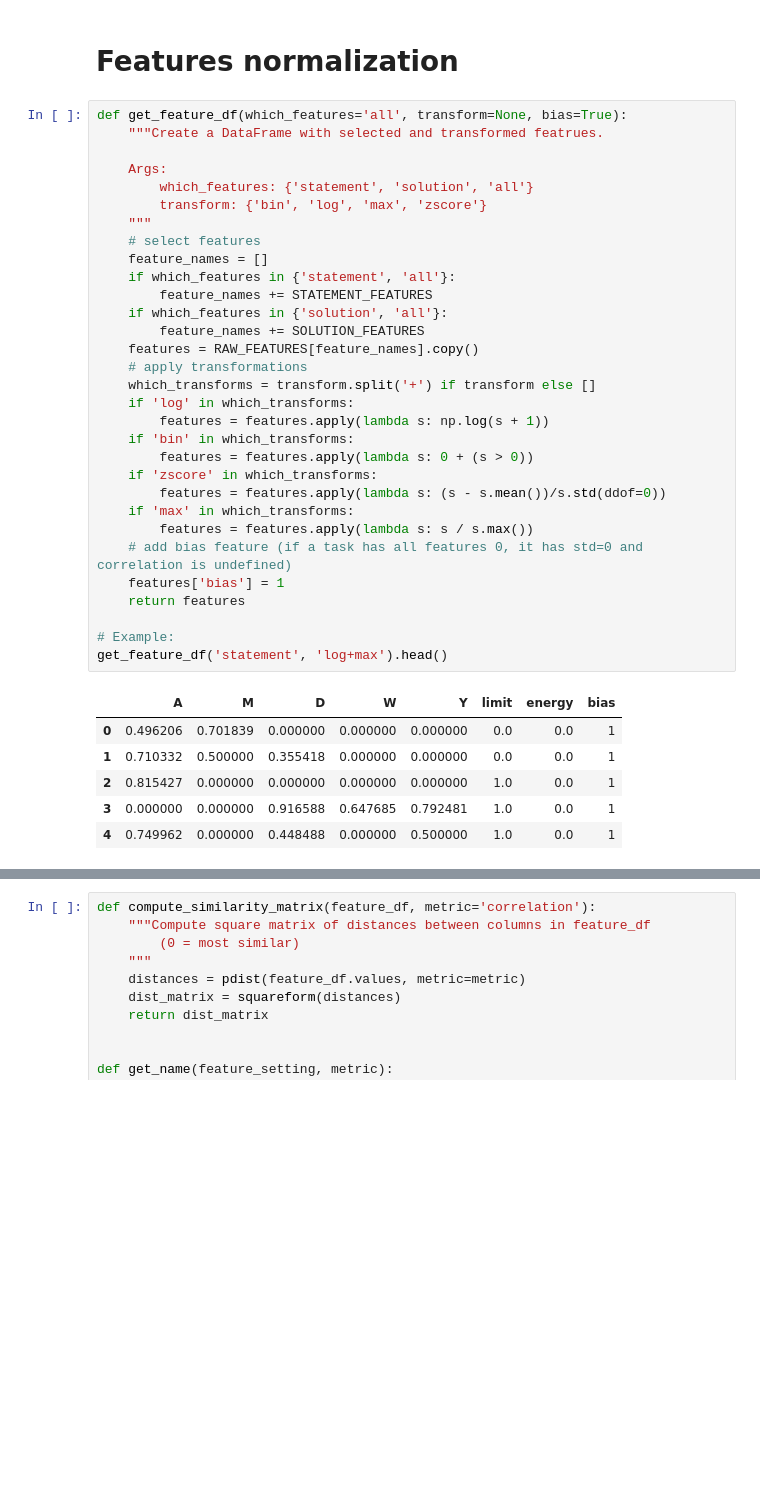
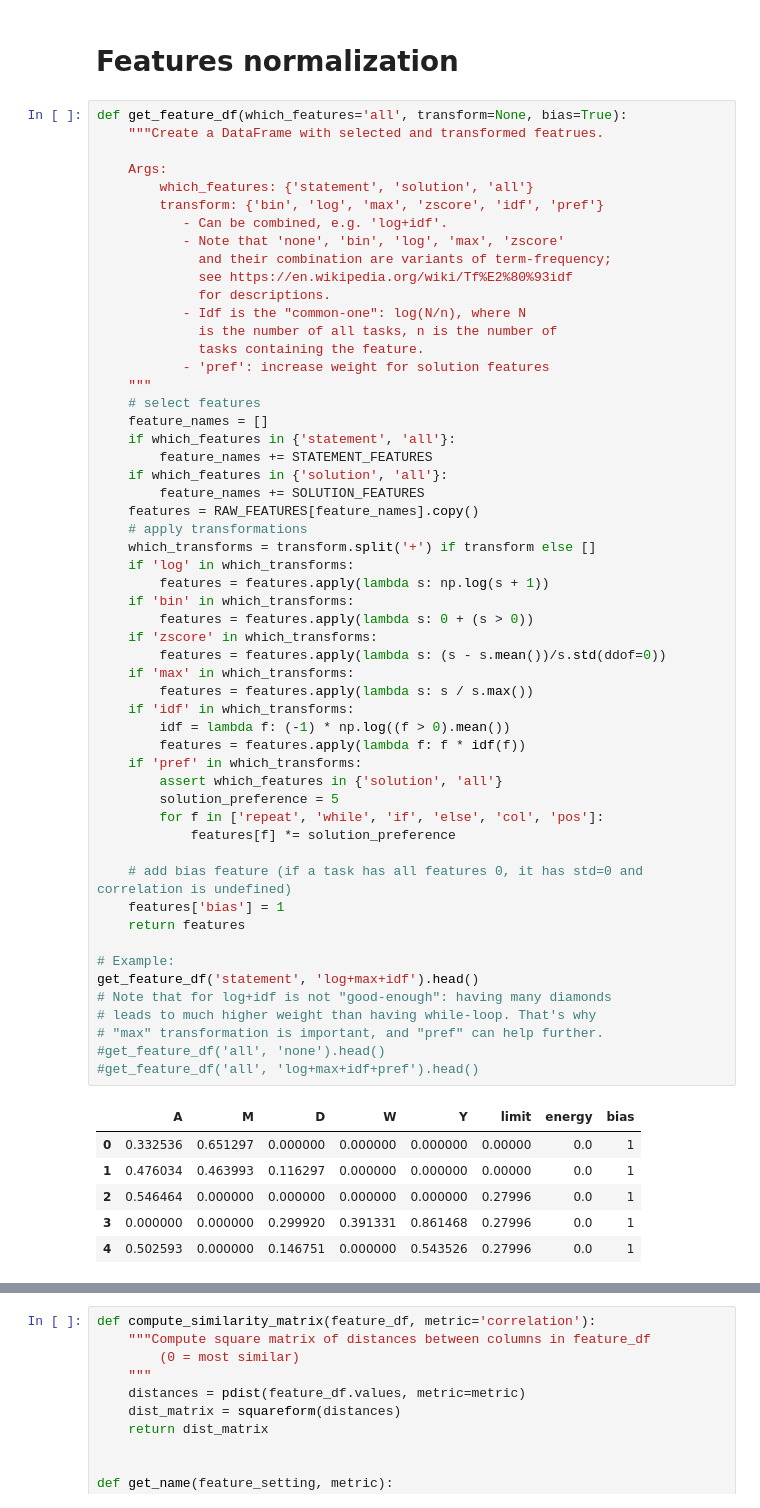
Before and after one commit to adaptive-learning/flocs-analyses, a Jupyter notebook: item_similarity/2018_01_02.ipynb, the cells around one changed output, grey strips where cells are left out. Drawn from its saved outputs; the diff is of its cells as text; blank space fills up the shorter version.

```diff
--- a/item_similarity/2018_01_02.ipynb
+++ b/item_similarity/2018_01_02.ipynb
@@ -142,38 +142,61 @@ RAW_FEATURES.head()
 def get_feature_df(which_features='all', transform=None, bias=True):
     """Create a DataFrame with selected and transformed featrues.
 
     Args:
         which_features: {'statement', 'solution', 'all'}
-        transform: {'bin', 'log', 'max', 'zscore'}
+        transform: {'bin', 'log', 'max', 'zscore', 'idf', 'pref'}
+           - Can be combined, e.g. 'log+idf'.
+           - Note that 'none', 'bin', 'log', 'max', 'zscore'
+             and their combination are variants of term-frequency;
+             see https://en.wikipedia.org/wiki/Tf%E2%80%93idf
+             for descriptions.
+           - Idf is the "common-one": log(N/n), where N
+             is the number of all tasks, n is the number of
+             tasks containing the feature.
+           - 'pref': increase weight for solution features
     """
     # select features
     feature_names = []
     if which_features in {'statement', 'all'}:
         feature_names += STATEMENT_FEATURES
     if which_features in {'solution', 'all'}:
         feature_names += SOLUTION_FEATURES
     features = RAW_FEATURES[feature_names].copy()
     # apply transformations
     which_transforms = transform.split('+') if transform else []
     if 'log' in which_transforms:
         features = features.apply(lambda s: np.log(s + 1))
     if 'bin' in which_transforms:
         features = features.apply(lambda s: 0 + (s > 0))
     if 'zscore' in which_transforms:
         features = features.apply(lambda s: (s - s.mean())/s.std(ddof=0))
     if 'max' in which_transforms:
         features = features.apply(lambda s: s / s.max())
+    if 'idf' in which_transforms:
+        idf = lambda f: (-1) * np.log((f > 0).mean())
+        features = features.apply(lambda f: f * idf(f))
+    if 'pref' in which_transforms:
+        assert which_features in {'solution', 'all'}
+        solution_preference = 5
+        for f in ['repeat', 'while', 'if', 'else', 'col', 'pos']:
+            features[f] *= solution_preference
+
     # add bias feature (if a task has all features 0, it has std=0 and correlation is undefined)
     features['bias'] = 1
     return features
 
 # Example:
-get_feature_df('statement', 'log+max').head()
+get_feature_df('statement', 'log+max+idf').head()
+# Note that for log+idf is not "good-enough": having many diamonds
+# leads to much higher weight than having while-loop. That's why
+# "max" transformation is important, and "pref" can help further.
+#get_feature_df('all', 'none').head()
+#get_feature_df('all', 'log+max+idf+pref').head()
 # %% [output]
 |  | A | M | D | W | Y | limit | energy | bias |
-| 0 | 0.496206 | 0.701839 | 0.000000 | 0.000000 | 0.000000 | 0.0 | 0.0 | 1 |
-| 1 | 0.710332 | 0.500000 | 0.355418 | 0.000000 | 0.000000 | 0.0 | 0.0 | 1 |
-| 2 | 0.815427 | 0.000000 | 0.000000 | 0.000000 | 0.000000 | 1.0 | 0.0 | 1 |
-| 3 | 0.000000 | 0.000000 | 0.916588 | 0.647685 | 0.792481 | 1.0 | 0.0 | 1 |
-| 4 | 0.749962 | 0.000000 | 0.448488 | 0.000000 | 0.500000 | 1.0 | 0.0 | 1 |
+| 0 | 0.332536 | 0.651297 | 0.000000 | 0.000000 | 0.000000 | 0.00000 | 0.0 | 1 |
+| 1 | 0.476034 | 0.463993 | 0.116297 | 0.000000 | 0.000000 | 0.00000 | 0.0 | 1 |
+| 2 | 0.546464 | 0.000000 | 0.000000 | 0.000000 | 0.000000 | 0.27996 | 0.0 | 1 |
+| 3 | 0.000000 | 0.000000 | 0.299920 | 0.391331 | 0.861468 | 0.27996 | 0.0 | 1 |
+| 4 | 0.502593 | 0.000000 | 0.146751 | 0.000000 | 0.543526 | 0.27996 | 0.0 | 1 |
 # %% [markdown]
```
Also changed, not shown: parts of 6 cells of this notebook, 2 other files.
